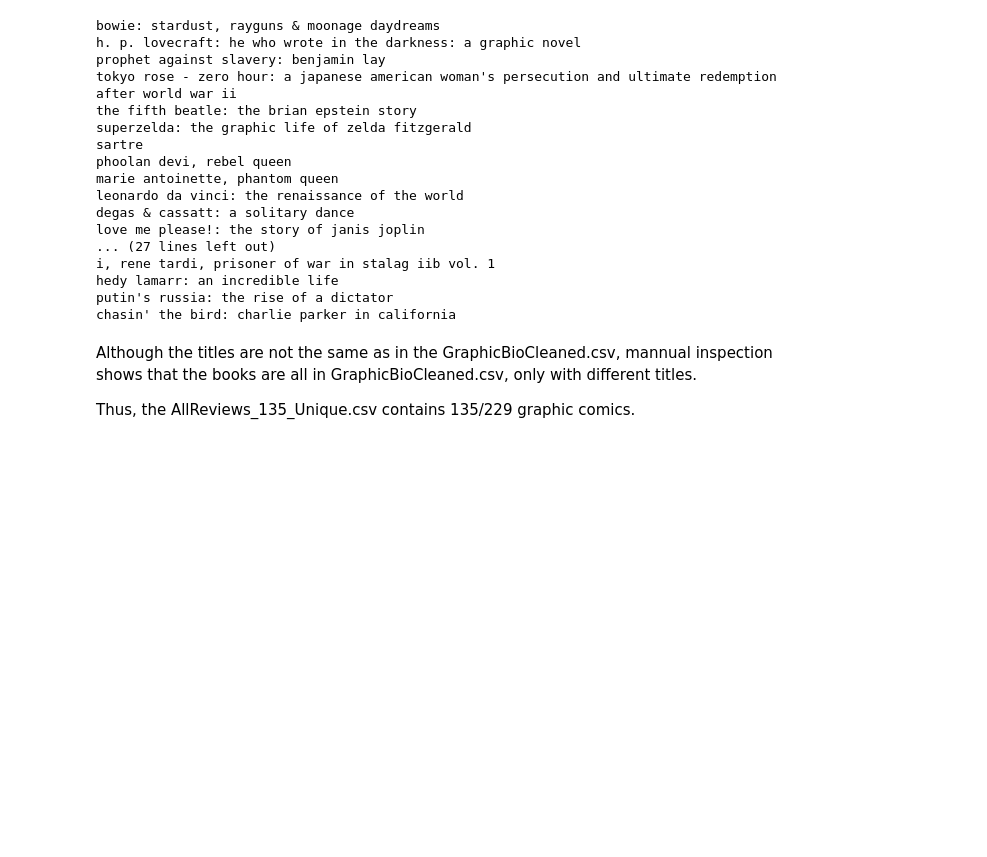
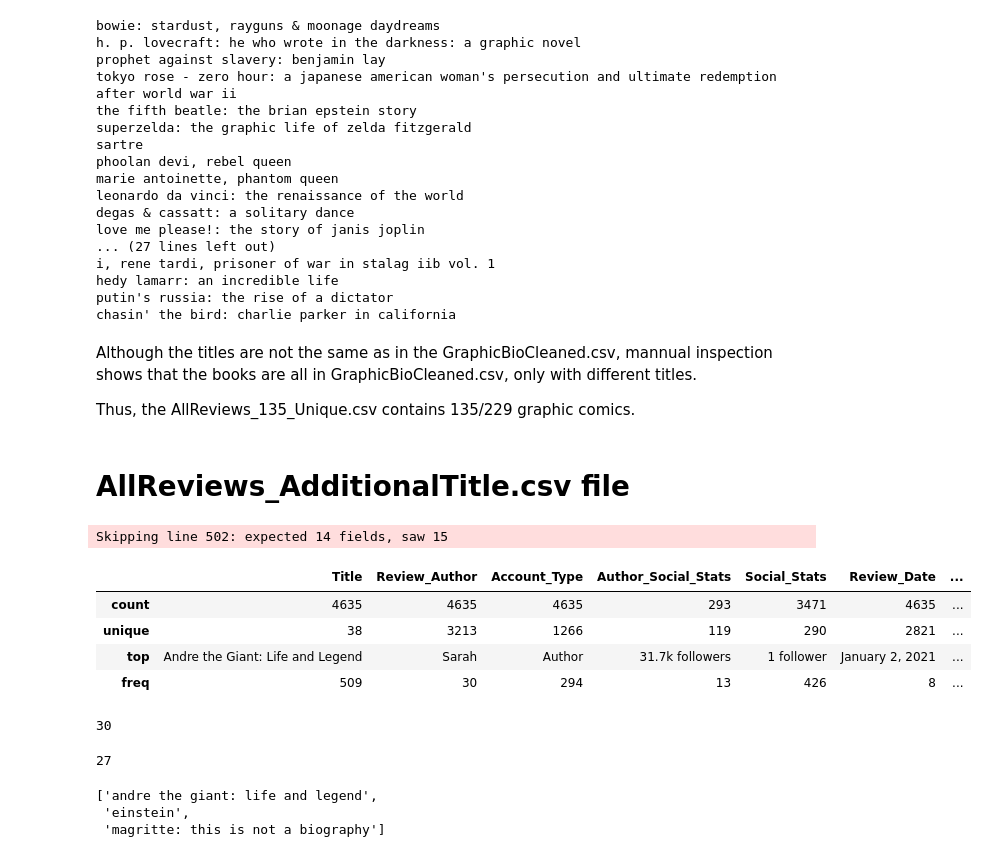
Before and after one commit to OdessyLiu/Modernist_Remediation, a Jupyter notebook: Analysis/pilot.ipynb, the cells around one changed output. Cells and saved outputs as stored; diff of their text form; code cells hidden in the pictures; blank space fills up the shorter version.

Commit message:
data readme

```diff
--- a/Analysis/pilot.ipynb
+++ b/Analysis/pilot.ipynb
@@ -221,3 +221,37 @@ chasin' the bird: charlie parker in california
 Although the titles are not the same as in the GraphicBioCleaned.csv, mannual inspection shows that the books are all in GraphicBioCleaned.csv, only with different titles.
 
 Thus, the AllReviews_135_Unique.csv contains 135/229 graphic comics.
+# %% [markdown]
+# AllReviews_AdditionalTitle.csv file
+# %%
+additionalPath = "../Data/Web-Scraped_Data/AdditionalTitles/AllReviews_AdditionalTitles.csv"
+additional = pd.read_csv(additionalPath,on_bad_lines='warn')
+additional.describe()
+# %% [output]
+Skipping line 502: expected 14 fields, saw 15
+|  | Title | Review_Author | Account_Type | Author_Social_Stats | Social_Stats | Review_Date | ... |
+| count | 4635 | 4635 | 4635 | 293 | 3471 | 4635 | ... |
+| unique | 38 | 3213 | 1266 | 119 | 290 | 2821 | ... |
+| top | Andre the Giant: Life and Legend | Sarah | Author | 31.7k followers | 1 follower | January 2, 2021 | ... |
+| freq | 509 | 30 | 294 | 13 | 426 | 8 | ... |
+# %%
+additional["Title"] = additional["Title"].str.replace('\ufeff', '')
+titlesUniqAdd = additional['Title'].unique().tolist()
+len(titlesUniqAdd)
+# %% [output]
+30
+# %%
+titlesUniqAdd = [title.lower() for title in titlesUniqAdd]
+titlesNewColl = [title for title in titlesUniqAdd if title not in titlesCollected]
+len(titlesNewColl)
+# %% [output]
+27
+# %%
+# titles in AdditionalTitles that overlapped with AllReviews
+
+titlesDupli = [title for title in titlesUniqAdd if title in titlesCollected]
+titlesDupli
+# %% [output]
+['andre the giant: life and legend',
+ 'einstein',
+ 'magritte: this is not a biography']
```
Also changed, not shown: parts of 7 cells of this notebook, 6 other files.
